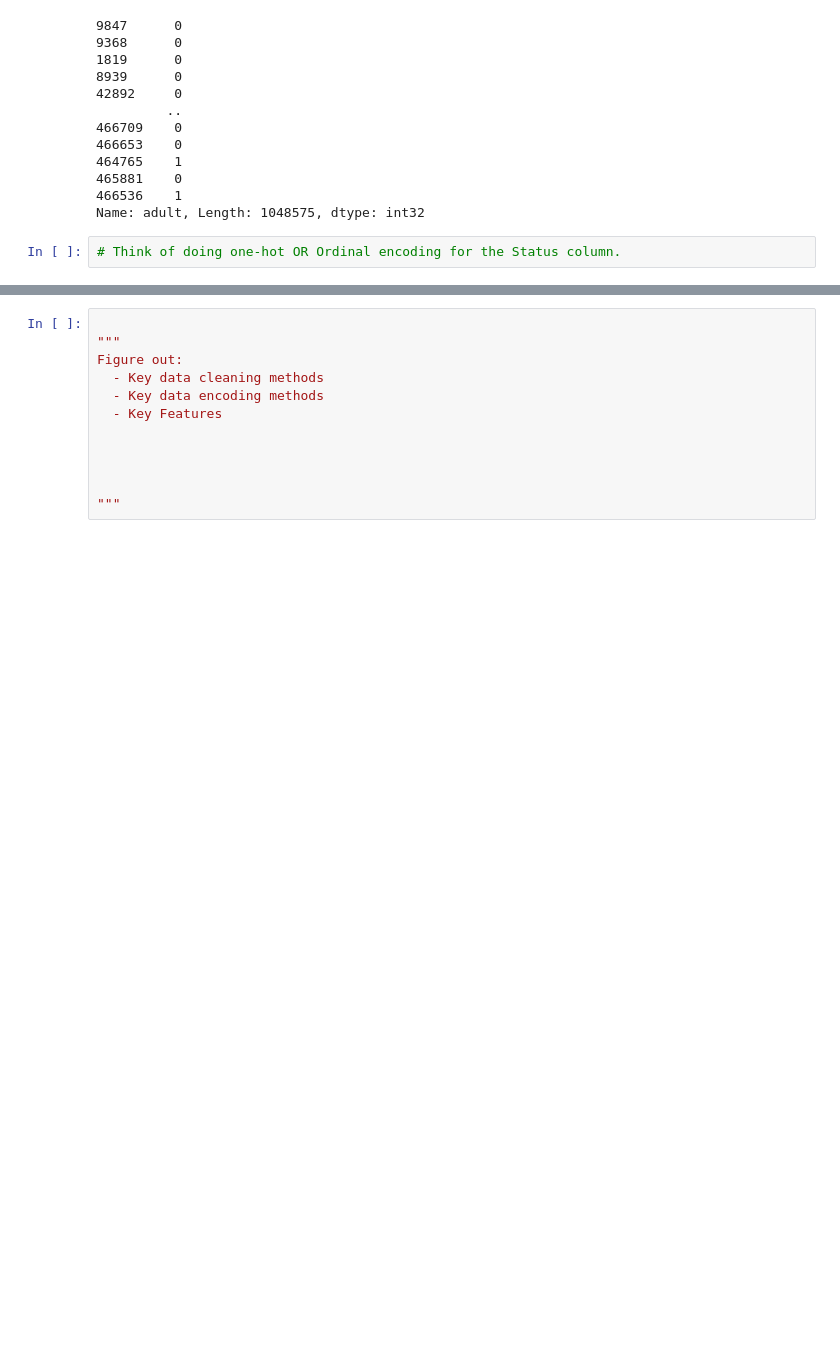
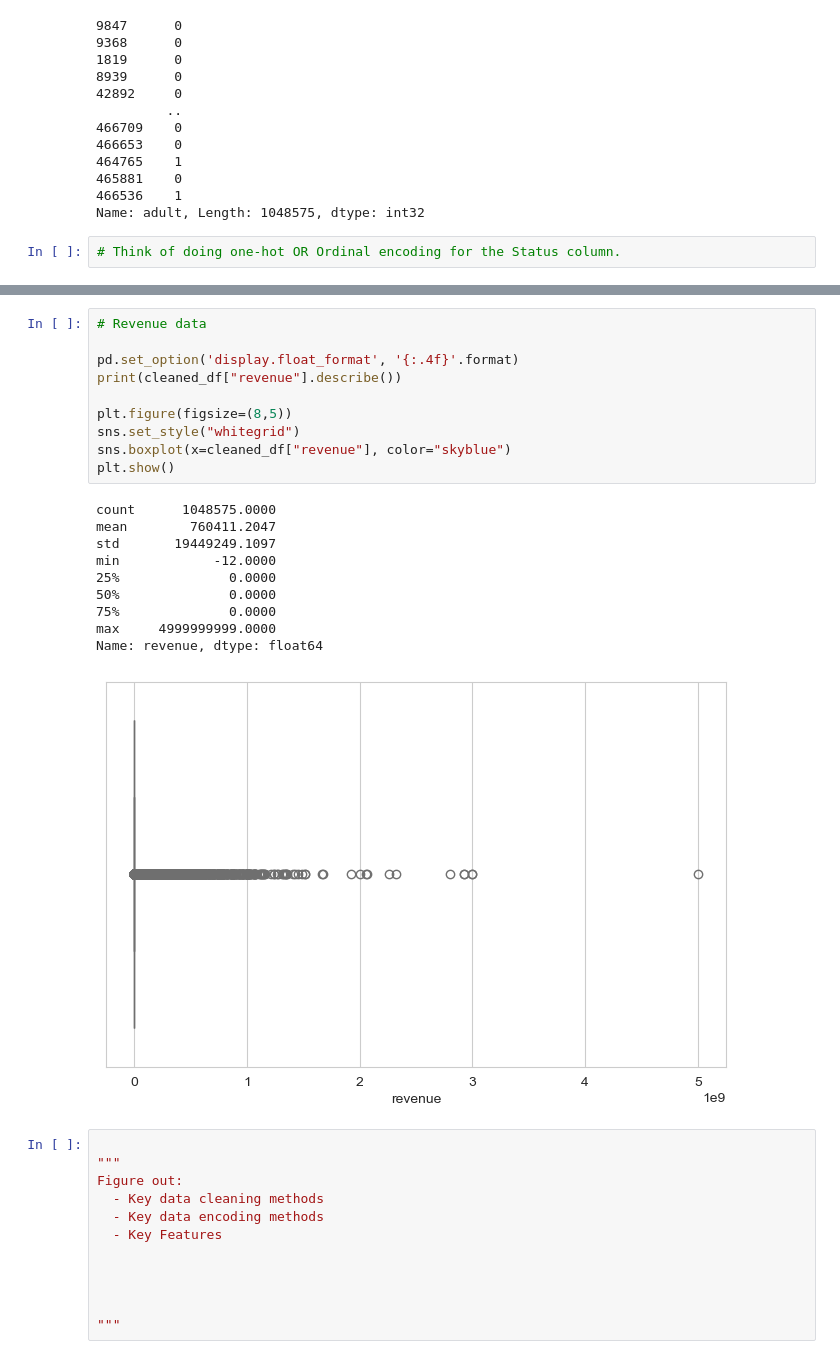
Before and after one commit to RHartung-ND/Data-Science-Project, a Jupyter notebook: Matt-testing-data.ipynb, the cells around one changed output, grey strips where cells are left out. Drawn from its saved outputs; the diff is of its cells as text; blank space fills up the shorter version.

Commit message:
improved some data analysis

```diff
--- a/Matt-testing-data.ipynb
+++ b/Matt-testing-data.ipynb
@@ -289,6 +292,27 @@ min         -28.0000
 max       14400.0000
 Name: runtime, dtype: float64
 [figure]
+# %%
+# Revenue data
+
+pd.set_option('display.float_format', '{:.4f}'.format)
+print(cleaned_df["revenue"].describe())
+
+plt.figure(figsize=(8,5))
+sns.set_style("whitegrid")
+sns.boxplot(x=cleaned_df["revenue"], color="skyblue")
+plt.show()
+# %% [output]
+count      1048575.0000
+mean        760411.2047
+std       19449249.1097
+min            -12.0000
+25%              0.0000
+50%              0.0000
+75%              0.0000
+max     4999999999.0000
+Name: revenue, dtype: float64
+[figure, added]
 # %%
 
 """
```
Also changed, not shown: parts of 4 cells of this notebook.
